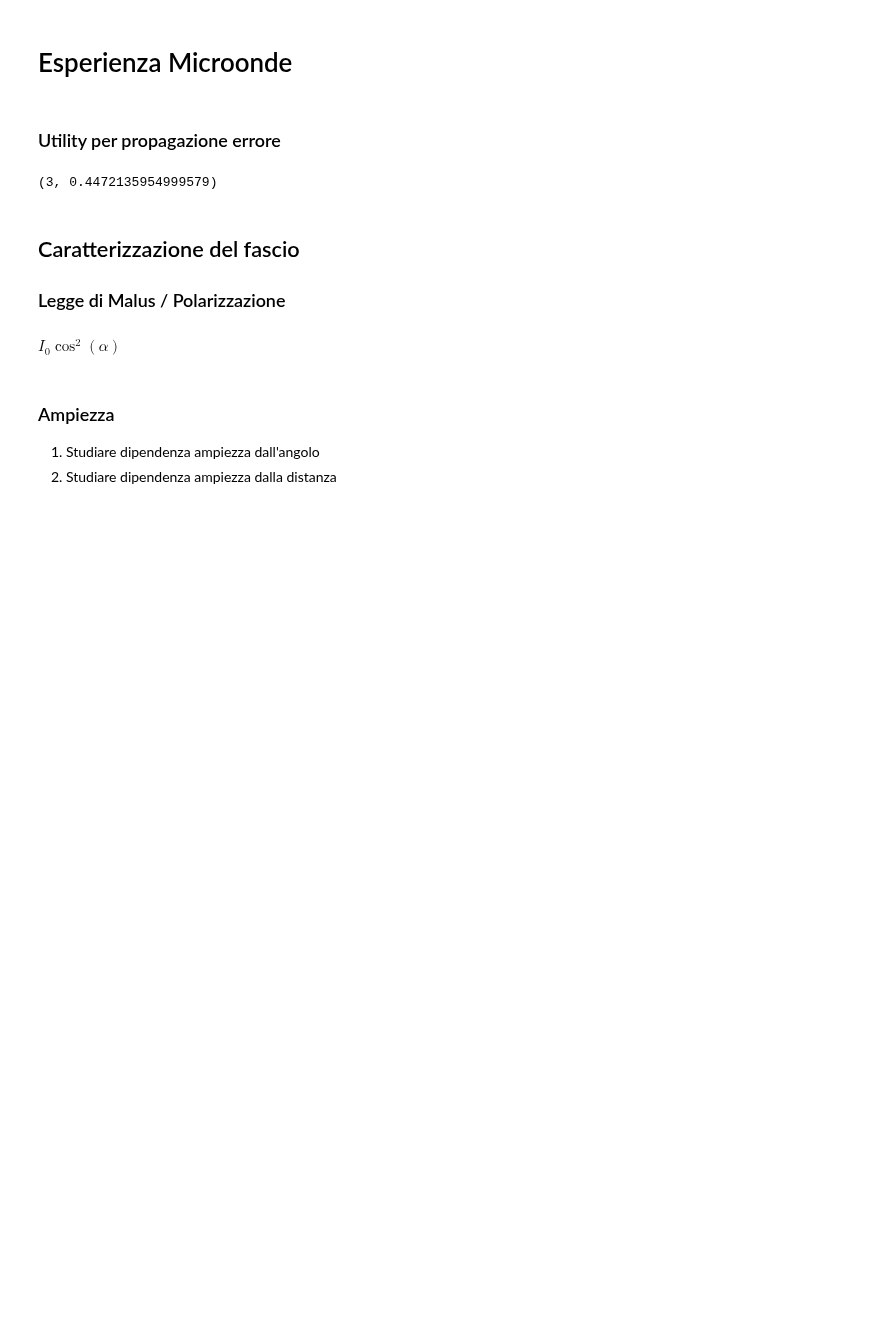
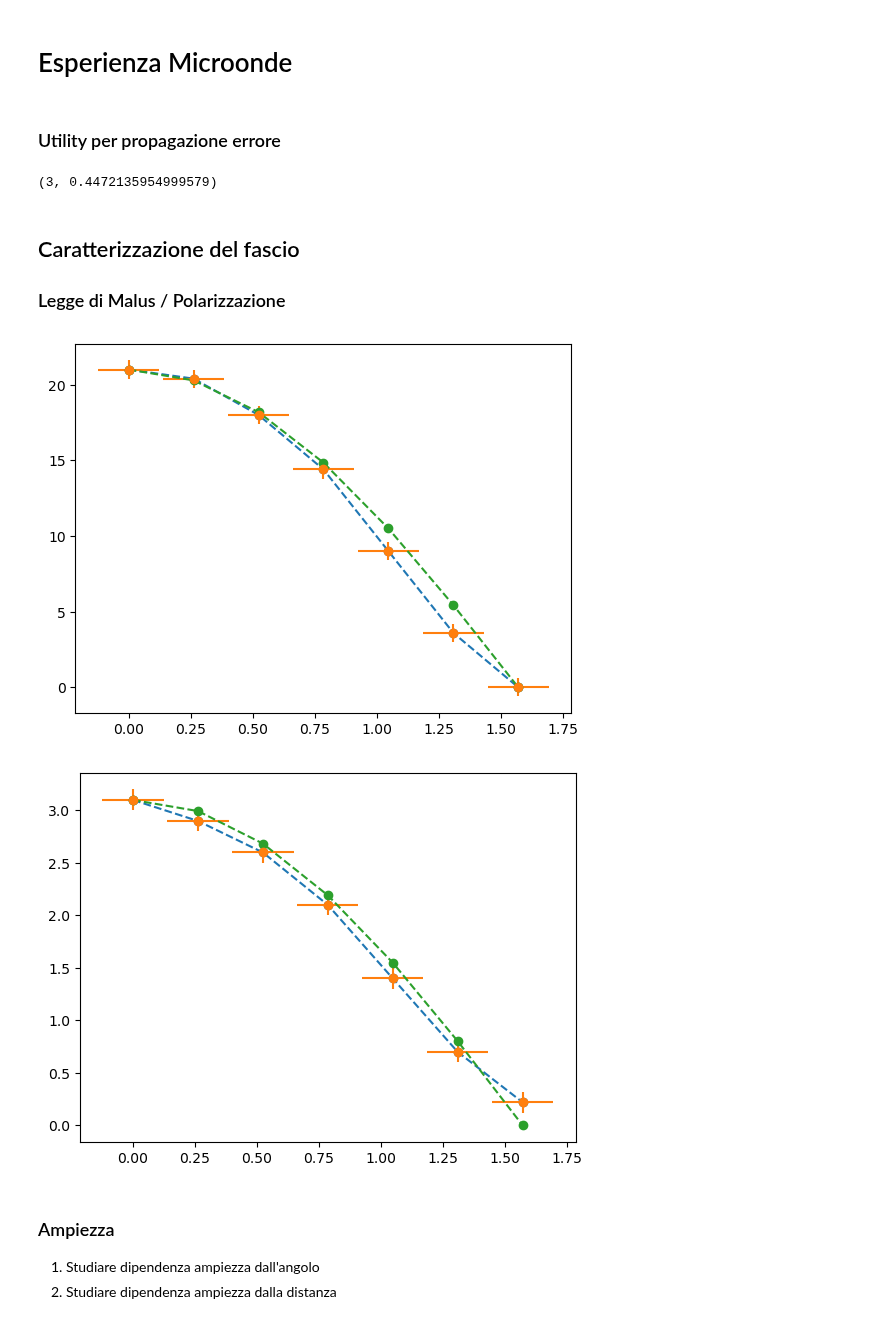
Before and after one commit to ARossiUnimib/Laboratorio-2---Gruppo-21-A.A.-2023-24, a Jupyter notebook: Notebooks/Microonde/Microonde.ipynb, the cells around one changed output. Drawn from its saved outputs; the diff is of its cells as text; code cells hidden in the pictures; blank space fills up the shorter version.

```diff
--- a/Notebooks/Microonde/Microonde.ipynb
+++ b/Notebooks/Microonde/Microonde.ipynb
@@ -36,13 +36,37 @@ print(error_propagation(f, x=(1, 0.1), y=(2, 0.1)))
 ## Caratterizzazione del fascio
 
 ### Legge di Malus / Polarizzazione
-# %%
-# alfa letter: α
-I_0, alfa = sympy.symbols('I_0 α')
-I = I_0 * sympy.cos(alfa) ** 2
-display(I)
-# %% [output]
-$\displaystyle I_{0} \cos^{2}{\left(α \right)}$
+# %%
+import numpy as np
+
+theta = [0, 15, 30, 45, 60, 75, 90]
+err_theta = 5 # gradi per un singoo ricervitore/trasmittore
+err_totale = np.radians(np.sqrt(5**2+5**2))
+
+# amperaggio mA x 30
+M = [0.7, 0.68, 0.6, 0.48, 0.3, 0.12, 0] # * 30
+err_M = .02 * 30
+# voltmetro
+V = [3.1, 2.9, 2.6, 2.1, 1.4, 0.7, 0.22]
+err_V = [0.1, 0.01, 0.01, 0.01, 0.01, 0.01]
+
+# plot data of cos(theta) with M and V
+import matplotlib.pyplot as plt
+plt.plot(np.radians(theta), np.array(M)*30, 'o--')
+plt.errorbar(np.radians(theta), np.array(M)*30, yerr=err_M, xerr=err_totale, fmt='o')
+# plot M[0]*30 * cos(theta)
+plt.plot(np.radians(theta), M[0]*30 * np.cos(np.radians(theta)), 'o--')
+plt.show()
+
+# plot data of cos(theta) with V
+plt.plot(np.radians(theta), V, 'o--')
+plt.errorbar(np.radians(theta), V, yerr=0.1, xerr=err_totale, fmt='o')
+# plot V[0] * cos(theta)
+plt.plot(np.radians(theta), V[0] * np.cos(np.radians(theta)), 'o--')
+plt.show()
+# %% [output]
+[figure, added]
+[figure, added]
 # %% [markdown]
 ### Ampiezza
 
```
Also changed, not shown: parts of 10 cells of this notebook, 1 other file.
